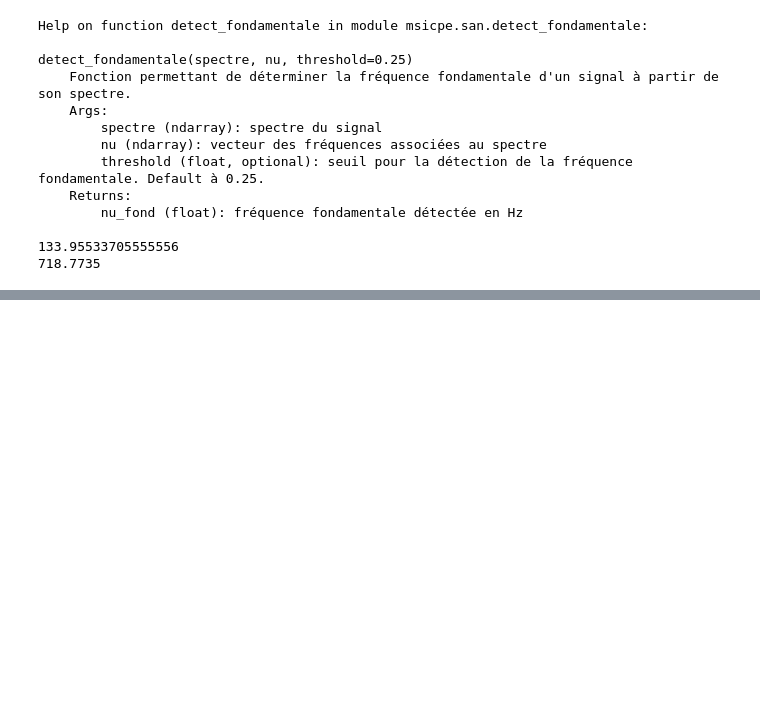
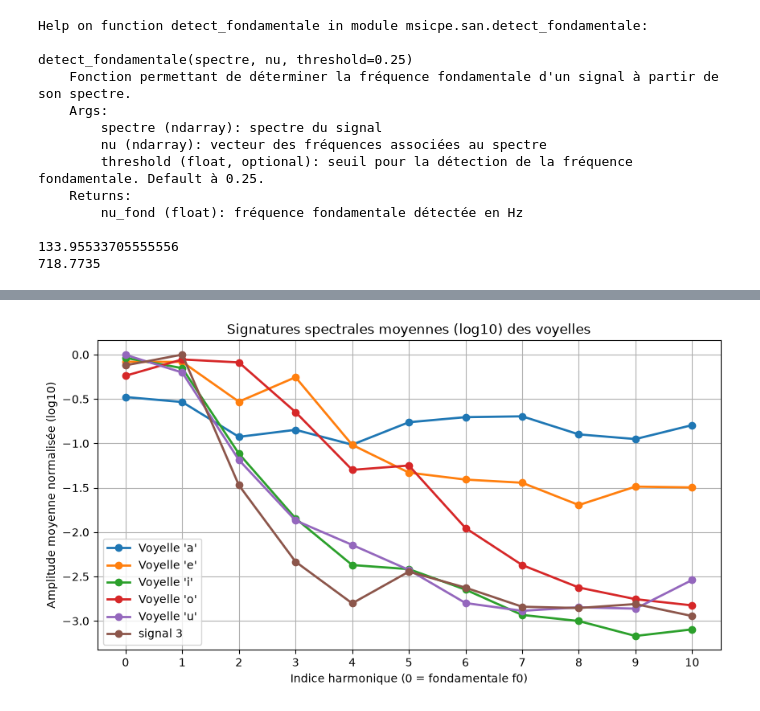
Before and after one commit to Adell-T/Projet-detection-voyelles, a Jupyter notebook: voyelle.ipynb, the cells around one changed output, grey strips where cells are left out. Cells and saved outputs as stored; diff of their text form; code cells hidden in the pictures; blank space fills up the shorter version.

Commit message:
1re methode calcul vecteurs voyelles

```diff
--- a/voyelle.ipynb
+++ b/voyelle.ipynb
@@ -59,0 +87,93 @@ detect_fondamentale(spectre, nu, threshold=0.25)
+# %%
+voyelles = ['a', 'e', 'i', 'o', 'u']
+H = 10  # Nombre d'harmoniques (vecteur final de dimension H + 1)
+nb_sons = 5
+
+base_apprentissage = {}
+indices = np.arange(0, H + 1)
+
+plt.figure(figsize=(10, 5))
+
+for v in voyelles:
+    vecteurs = np.zeros((nb_sons, H + 1))
+
+    for i in range(1, nb_sons + 1):
+        # Adapter le chemin/nom selon tes fichiers (ex: f'apprentissage/{v}_{i}.npz')
+        dat = np.load(f'data partie 2/apprentissage/{v}_{i}.npz')
+        s = dat['s']
+        t = dat['t']
+
+        # Calcul du spectre et normalisation
+        nu, sig = san.trans_fourier(s, t)
+        spectre = np.abs(sig)
+        spectre_norm = spectre / np.max(spectre)
+
+        # Détection de f0 (vérifier l'ordre des arguments avec help(san.detect_fondamentale))
+        f0 = san.detect_fondamentale(spectre_norm, nu)
+
+        # Création de la liste des H + 1 fréquences : [f0, 2*f0, ..., (H+1)*f0]
+        freq_list = [k * f0 for k in range(1, H + 2)]
+
+        # Extraction des amplitudes des pics
+        freq_peaks, peak_amplitudes = san.detect_pics(
+            spectre_norm, freq_list, nu
+        )
+
+        # Stockage en échelle logarithmique (base 10)
+        vecteurs[i - 1, :] = np.log10(peak_amplitudes)
+
+    # Calcul et sauvegarde du vecteur moyen pour la voyelle v
+    base_apprentissage[v] = np.mean(vecteurs, axis=0)
+
+    # Tracé du vecteur moyen
+    plt.plot(
+        indices,
+        base_apprentissage[v],
+        '-o',
+        linewidth=2,
+        label=f"Voyelle '{v}'",
+    )
+
+dat = np.load('/Users/adel/Documents/code/SAN/Projet SAN/data partie 2/etude/BON_signal_3.npz')
+s = dat['s']
+t = dat['t']
+
+    # Calcul du spectre et normalisation
+nu, sig = san.trans_fourier(s, t)
+spectre = np.abs(sig)
+spectre_norm = spectre / np.max(spectre)
+
+    # Détection de f0 (vérifier l'ordre des arguments avec help(san.detect_fondamentale))
+f0 = san.detect_fondamentale(spectre_norm, nu)
+
+        # Création de la liste des H + 1 fréquences : [f0, 2*f0, ..., (H+1)*f0]
+freq_list = [k * f0 for k in range(1, H + 2)]
+
+        # Extraction des amplitudes des pics
+freq_peaks, peak_amplitudes = san.detect_pics(
+    spectre_norm, freq_list, nu
+        )
+
+        # Stockage en échelle logarithmique (base 10)
+vecteurs[i - 1, :] = np.log10(peak_amplitudes)
+
+    # Calcul et sauvegarde du vecteur moyen pour la voyelle v
+base_apprentissage[v] = np.mean(vecteurs, axis=0)
+
+plt.plot(
+        indices,
+        vect_signal('/Users/adel/Documents/code/SAN/Projet SAN/data partie 2/etude/BON_signal_3.npz',10),
+        '-o',
+        linewidth=2,
+        label="signal 3",
+    )
+
+plt.title('Signatures spectrales moyennes (log10) des voyelles')
+plt.xlabel('Indice harmonique (0 = fondamentale f0)')
+plt.ylabel('Amplitude moyenne normalisée (log10)')
+plt.xticks(indices)
+plt.grid(True)
+plt.legend()
+plt.show()
+# %% [output]
+[figure, added]
```
Also changed, not shown: parts of 1 cell of this notebook.
